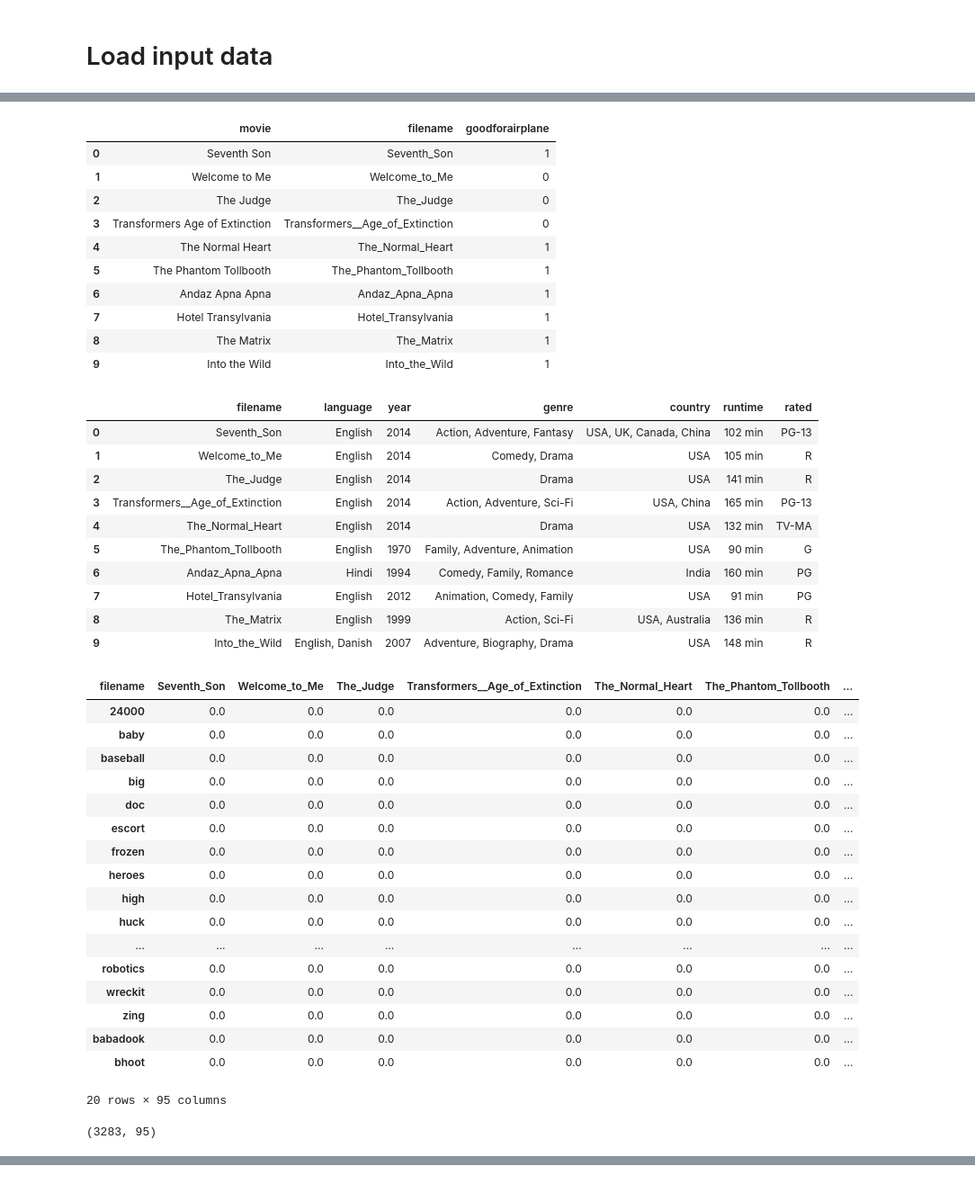
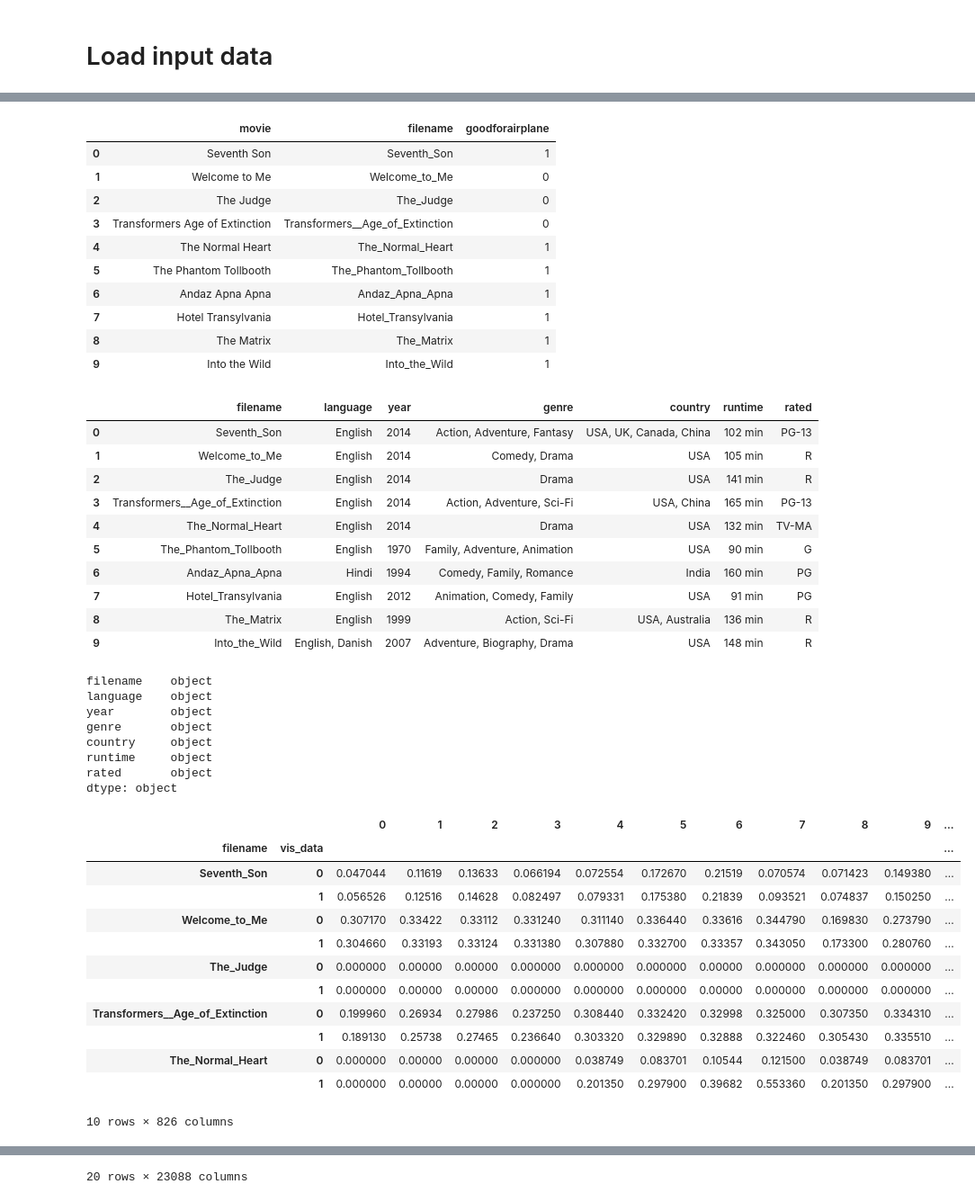
Before and after one commit to patrickFuerst/CoE_task, a Jupyter notebook: classifier_selection.ipynb, the cells around one changed output, grey strips where cells are left out. Shown: that part at 90% size. Cells and saved outputs as stored; diff of their text form; code cells hidden in the pictures.

```diff
--- a/classifier_selection.ipynb
+++ b/classifier_selection.ipynb
@@ -68,6 +68,7 @@ def load_meta_data( filenames ):
 
 df_meta_data = load_meta_data( df_labled_movies['filename']  )
 display(df_meta_data.head(10))
+display(df_meta_data.dtypes)
 
 ### Load Visual Data ###
 
@@ -81,8 +82,8 @@ def load_visual_data( filenames ):
 
     return pd.concat(data_list, axis = 0, keys = filenames,names=('filename','vis_data'),  sort=False)
 
-#df_visual_data = load_visual_data( df_labled_movies['filename']  )
-#display(df_visual_data.head(10))
+df_visual_data = load_visual_data( df_labled_movies['filename']  )
+display(df_visual_data.head(10))
 
 ### Load Audio Data ###
 
@@ -96,8 +97,8 @@ def load_audio_data( filenames ):
 
     return pd.concat(data_list, axis = 0, keys = filenames,names=('filename','freq_coeff'),  sort=False)
 
-#df_audio_data = load_audio_data( df_labled_movies['filename']  )
-#display(df_audio_data.head(20))
+df_audio_data = load_audio_data( df_labled_movies['filename']  )
+display(df_audio_data.head(20))
 
 
 ### Load textual Data ###
@@ -113,50 +114,52 @@ def load_text_data(filenames):
     df_data = pd.read_csv(file_path, header=None, index_col=False,skiprows=1)
     df_data.set_index(header_index, inplace=True)
     df_data.columns = filenames
-    return df_data
+    return df_data.T #row are should be represented by movie names
 
 df_text_data = load_text_data(df_labled_movies['filename'] )
 display(df_text_data.head(20))
 display(df_text_data.shape)
 # %% [output]
 |  | movie | filename | goodforairplane |
 | 0 | Seventh Son | Seventh_Son | 1 |
 | 1 | Welcome to Me | Welcome_to_Me | 0 |
 | 2 | The Judge | The_Judge | 0 |
 | 3 | Transformers Age of Extinction | Transformers__Age_of_Extinction | 0 |
 | 4 | The Normal Heart | The_Normal_Heart | 1 |
 | 5 | The Phantom Tollbooth | The_Phantom_Tollbooth | 1 |
 | 6 | Andaz Apna Apna | Andaz_Apna_Apna | 1 |
 | 7 | Hotel Transylvania | Hotel_Transylvania | 1 |
 | 8 | The Matrix | The_Matrix | 1 |
 | 9 | Into the Wild | Into_the_Wild | 1 |
 |  | filename | language | year | genre | country | runtime | rated |
 | 0 | Seventh_Son | English | 2014 | Action, Adventure, Fantasy | USA, UK, Canada, China | 102 min | PG-13 |
 | 1 | Welcome_to_Me | English | 2014 | Comedy, Drama | USA | 105 min | R |
 | 2 | The_Judge | English | 2014 | Drama | USA | 141 min | R |
 | 3 | Transformers__Age_of_Extinction | English | 2014 | Action, Adventure, Sci-Fi | USA, China | 165 min | PG-13 |
 | 4 | The_Normal_Heart | English | 2014 | Drama | USA | 132 min | TV-MA |
 | 5 | The_Phantom_Tollbooth | English | 1970 | Family, Adventure, Animation | USA | 90 min | G |
 | 6 | Andaz_Apna_Apna | Hindi | 1994 | Comedy, Family, Romance | India | 160 min | PG |
 | 7 | Hotel_Transylvania | English | 2012 | Animation, Comedy, Family | USA | 91 min | PG |
 | 8 | The_Matrix | English | 1999 | Action, Sci-Fi | USA, Australia | 136 min | R |
 | 9 | Into_the_Wild | English, Danish | 2007 | Adventure, Biography, Drama | USA | 148 min | R |
+filename    object
+language    object
+year        object
+genre       object
+country     object
+runtime     object
+rated       object
+dtype: object
-| filename | Seventh_Son | Welcome_to_Me | The_Judge | Transformers__Age_of_Extinction | The_Normal_Heart | The_Phantom_Tollbooth | ... |
-| 24000 | 0.0 | 0.0 | 0.0 | 0.0 | 0.0 | 0.0 | ... |
-| baby | 0.0 | 0.0 | 0.0 | 0.0 | 0.0 | 0.0 | ... |
-| baseball | 0.0 | 0.0 | 0.0 | 0.0 | 0.0 | 0.0 | ... |
-| big | 0.0 | 0.0 | 0.0 | 0.0 | 0.0 | 0.0 | ... |
-| doc | 0.0 | 0.0 | 0.0 | 0.0 | 0.0 | 0.0 | ... |
-| escort | 0.0 | 0.0 | 0.0 | 0.0 | 0.0 | 0.0 | ... |
-| frozen | 0.0 | 0.0 | 0.0 | 0.0 | 0.0 | 0.0 | ... |
-| heroes | 0.0 | 0.0 | 0.0 | 0.0 | 0.0 | 0.0 | ... |
-| high | 0.0 | 0.0 | 0.0 | 0.0 | 0.0 | 0.0 | ... |
-| huck | 0.0 | 0.0 | 0.0 | 0.0 | 0.0 | 0.0 | ... |
-| ... | ... | ... | ... | ... | ... | ... | ... |
-| robotics | 0.0 | 0.0 | 0.0 | 0.0 | 0.0 | 0.0 | ... |
-| wreckit | 0.0 | 0.0 | 0.0 | 0.0 | 0.0 | 0.0 | ... |
-| zing | 0.0 | 0.0 | 0.0 | 0.0 | 0.0 | 0.0 | ... |
-| babadook | 0.0 | 0.0 | 0.0 | 0.0 | 0.0 | 0.0 | ... |
-| bhoot | 0.0 | 0.0 | 0.0 | 0.0 | 0.0 | 0.0 | ... |
+|  |  | 0 | 1 | 2 | 3 | 4 | 5 | 6 | 7 | 8 | 9 | ... |
+| filename | vis_data |  |  |  |  |  |  |  |  |  |  | ... |
+| Seventh_Son | 0 | 0.047044 | 0.11619 | 0.13633 | 0.066194 | 0.072554 | 0.172670 | 0.21519 | 0.070574 | 0.071423 | 0.149380 | ... |
+|  | 1 | 0.056526 | 0.12516 | 0.14628 | 0.082497 | 0.079331 | 0.175380 | 0.21839 | 0.093521 | 0.074837 | 0.150250 | ... |
+| Welcome_to_Me | 0 | 0.307170 | 0.33422 | 0.33112 | 0.331240 | 0.311140 | 0.336440 | 0.33616 | 0.344790 | 0.169830 | 0.273790 | ... |
+|  | 1 | 0.304660 | 0.33193 | 0.33124 | 0.331380 | 0.307880 | 0.332700 | 0.33357 | 0.343050 | 0.173300 | 0.280760 | ... |
+| The_Judge | 0 | 0.000000 | 0.00000 | 0.00000 | 0.000000 | 0.000000 | 0.000000 | 0.00000 | 0.000000 | 0.000000 | 0.000000 | ... |
+|  | 1 | 0.000000 | 0.00000 | 0.00000 | 0.000000 | 0.000000 | 0.000000 | 0.00000 | 0.000000 | 0.000000 | 0.000000 | ... |
+| Transformers__Age_of_Extinction | 0 | 0.199960 | 0.26934 | 0.27986 | 0.237250 | 0.308440 | 0.332420 | 0.32998 | 0.325000 | 0.307350 | 0.334310 | ... |
+|  | 1 | 0.189130 | 0.25738 | 0.27465 | 0.236640 | 0.303320 | 0.329890 | 0.32888 | 0.322460 | 0.305430 | 0.335510 | ... |
+| The_Normal_Heart | 0 | 0.000000 | 0.00000 | 0.00000 | 0.000000 | 0.038749 | 0.083701 | 0.10544 | 0.121500 | 0.038749 | 0.083701 | ... |
+|  | 1 | 0.000000 | 0.00000 | 0.00000 | 0.000000 | 0.201350 | 0.297900 | 0.39682 | 0.553360 | 0.201350 | 0.297900 | ... |
-20 rows × 95 columns
-(3283, 95)
+10 rows × 826 columns
@@ -162,0 +184 @@ display(df_text_data.shape)
+20 rows × 23088 columns
```
Also changed, not shown: parts of 12 cells of this notebook.
